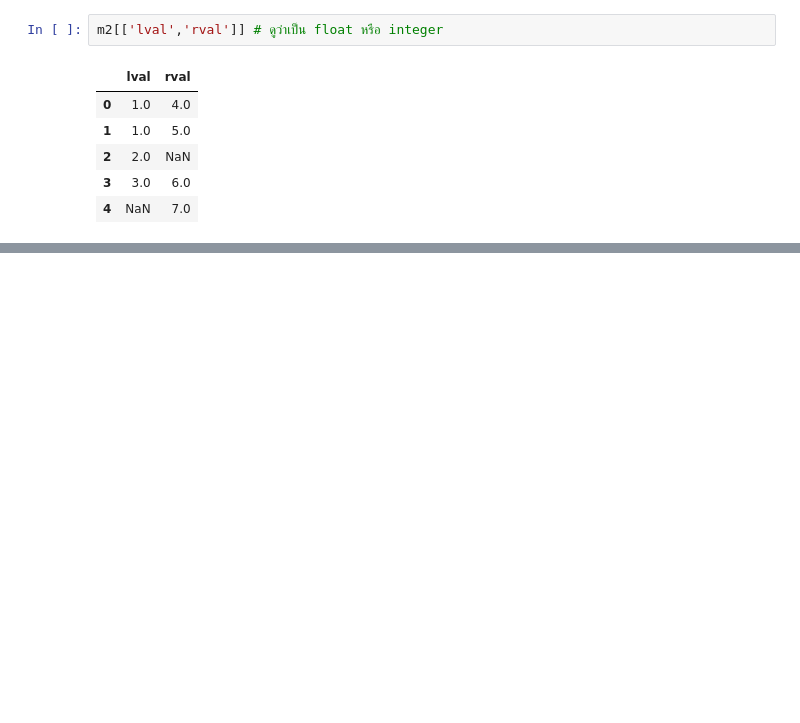
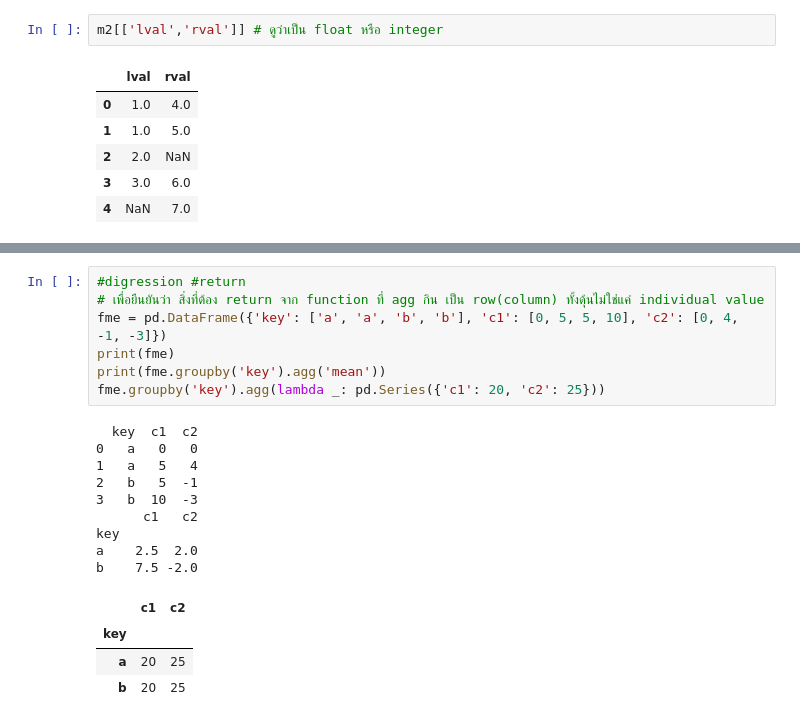
Before and after one commit to chan-prk/pydata-book, a Jupyter notebook: chan_folder/4experiment.ipynb, the cells around one changed output, grey strips where cells are left out. Drawn from its saved outputs; the diff is of its cells as text; blank space fills up the shorter version.

Commit message:
Play with 'agg' and 'apply': axis, shape of map, shape of lambda's return value to agg

```diff
--- a/chan_folder/4experiment.ipynb
+++ b/chan_folder/4experiment.ipynb
@@ -676,0 +828,21 @@ m2[['lval','rval']] # ดูว่าเป็น float หรือ integer
+# %%
+#digression #return
+# เพื่อยืนยันว่า สิ่งที่ต้อง return จาก function ที่ agg กิน เป็น row(column) ทั้งดุ้นไม่ใช่แค่ individual value
+fme = pd.DataFrame({'key': ['a', 'a', 'b', 'b'], 'c1': [0, 5, 5, 10], 'c2': [0, 4, -1, -3]})
+print(fme)
+print(fme.groupby('key').agg('mean'))
+fme.groupby('key').agg(lambda _: pd.Series({'c1': 20, 'c2': 25}))
+# %% [output]
+  key  c1  c2
+0   a   0   0
+1   a   5   4
+2   b   5  -1
+3   b  10  -3
+      c1   c2
+key
+a    2.5  2.0
+b    7.5 -2.0
+|  | c1 | c2 |
+| key |  |  |
+| a | 20 | 25 |
+| b | 20 | 25 |
```
Also changed, not shown: parts of 22 cells of this notebook, 1 other file.
